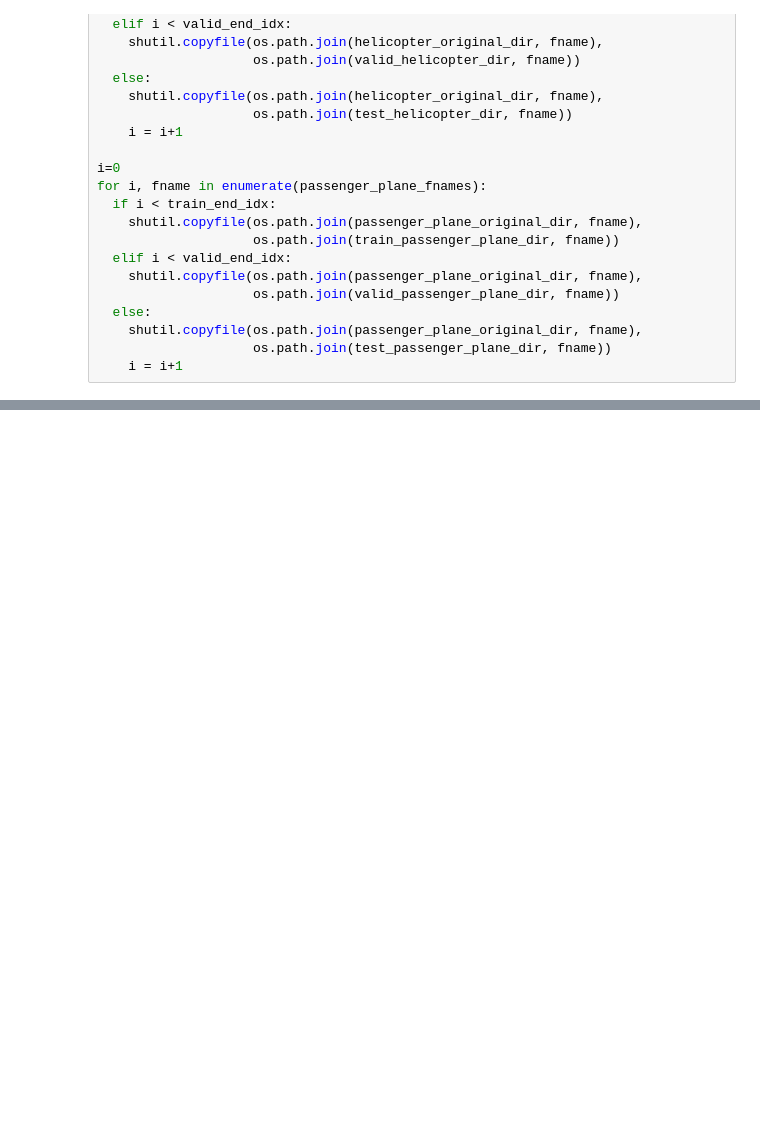
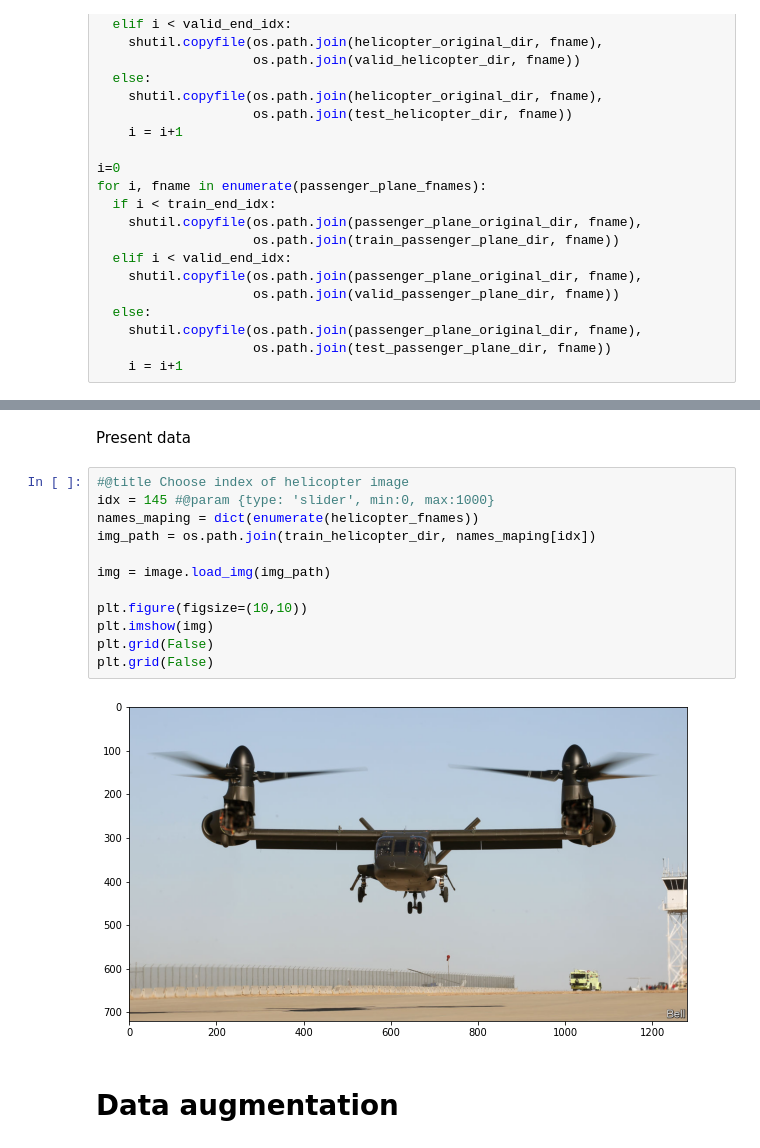
Before and after one commit to Patycka/ImageDetectionHelicopterPassengerPlane, a Jupyter notebook: Untitled0.ipynb, the cells around one changed output, grey strips where cells are left out. Drawn from its saved outputs; the diff is of its cells as text; blank space fills up the shorter version.

```diff
--- a/Untitled0.ipynb
+++ b/Untitled0.ipynb
@@ -162,0 +170,18 @@ Number of test images:  137
+# %% [markdown]
+Present data
+# %%
+#@title Choose index of helicopter image
+idx = 145 #@param {type: 'slider', min:0, max:1000}
+names_maping = dict(enumerate(helicopter_fnames))
+img_path = os.path.join(train_helicopter_dir, names_maping[idx])
+
+img = image.load_img(img_path)
+
+plt.figure(figsize=(10,10))
+plt.imshow(img)
+plt.grid(False)
+plt.grid(False)
+# %% [output]
+[figure, added]
+# %% [markdown]
+# Data augmentation
```
Also changed, not shown: parts of 4 cells of this notebook.
